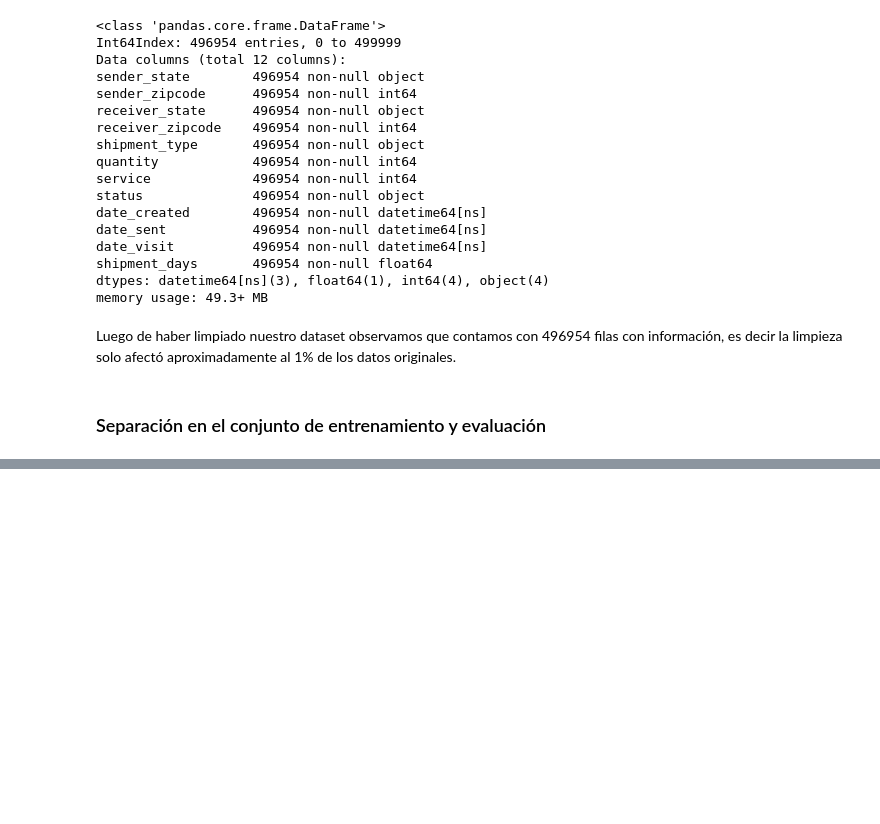
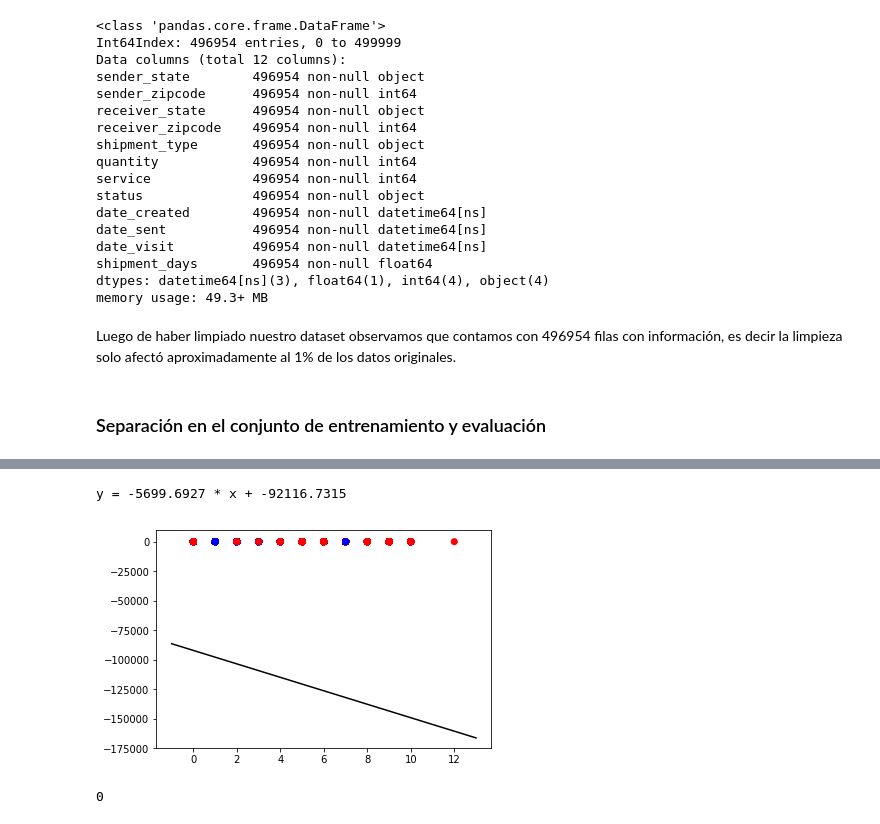
Before and after one commit to cnoeliachaves/diplodatos, a Jupyter notebook: mentoria/practico4.ipynb, the cells around one changed output, grey strips where cells are left out. Cells and saved outputs as stored; diff of their text form; code cells hidden in the pictures; blank space fills up the shorter version.

```diff
--- a/mentoria/practico4.ipynb
+++ b/mentoria/practico4.ipynb
@@ -289,0 +420,19 @@ dataset_clean['date_visit'].groupby(
+# %%
+w = clf.coef_[0]
+a = -w[0] / w[1]
+b = - clf.intercept_[0] / w[1]
+xx = np.linspace(numpy.amin(X[['service']].to_numpy()) - 1, numpy.amax(X[['service']].to_numpy()) + 1)
+yy = a * xx + b
+
+plt.plot(xx, yy, 'k-', label="non weighted div")
+#plt.scatter(X[:, 0], X[:, 1], c=Y, s=50, cmap=plt.cm.Spectral);
+plt.scatter(X[['service']], X[['service']], c=col);
+print (("y = %.4f * x + %.4f") % (a, b))
+# %% [output]
+y = -5699.6927 * x + -92116.7315
+[figure, added]
+# %%
+import numpy
+numpy.amin(X[['service']].to_numpy())
+# %% [output]
+0
```
Also changed, not shown: parts of 21 cells of this notebook, 1 other file.
